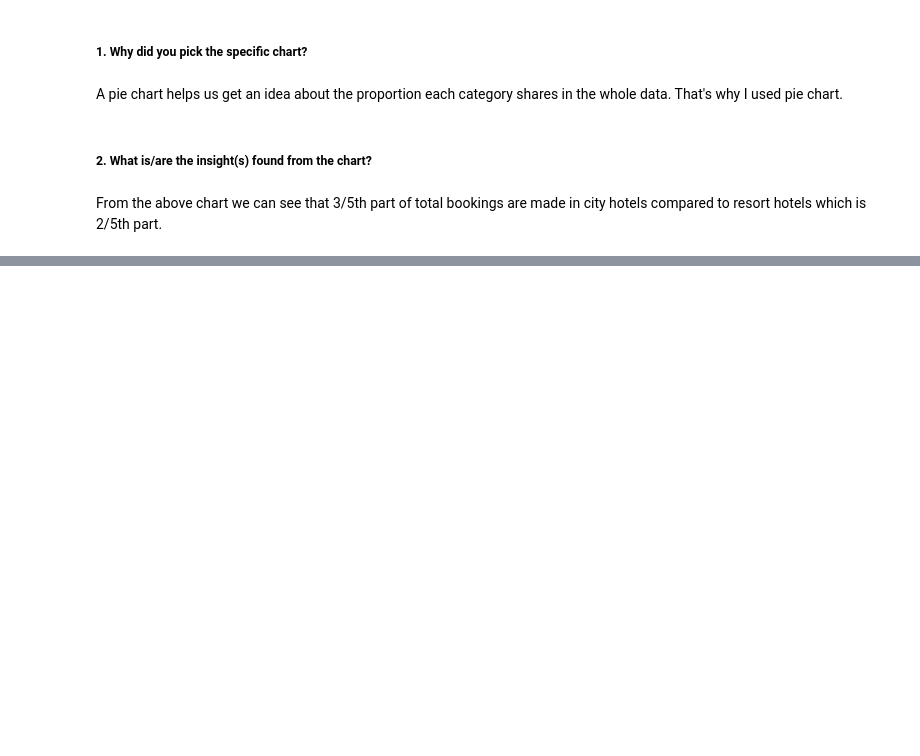
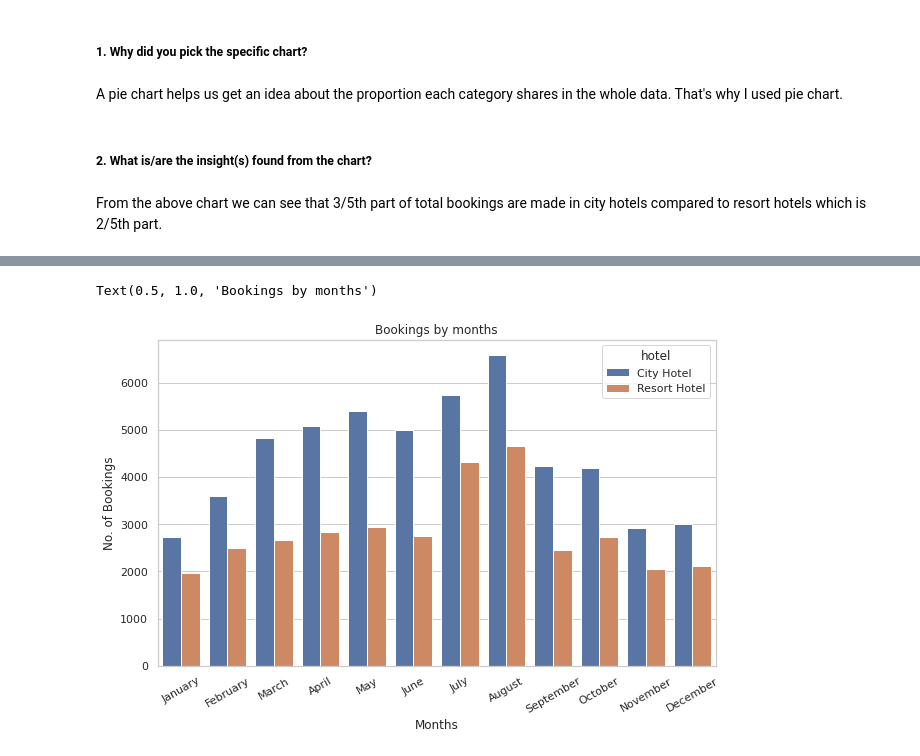
Before and after one commit to ayush9304/HotelBookingAnalysisEDA, a Jupyter notebook: EDA_Hotel_Booking_Analysis.ipynb, the cells around one changed output, grey strips where cells are left out. Saved outputs shown, nothing was run; the diff lists cells and outputs as text; code cells hidden in the pictures; blank space fills up the shorter version.

```diff
--- a/EDA_Hotel_Booking_Analysis.ipynb
+++ b/EDA_Hotel_Booking_Analysis.ipynb
@@ -505,0 +532,12 @@ From the above chart we can see that 3/5th part of total bookings are made in ci
+# %%
+# Total bookings for different hotels over months
+d = df.groupby(["arrival_date_month", "hotel"])["arrival_date_month"].agg(total_bookings="count").reset_index()
+plt.figure(figsize=(10,6))
+sns.barplot(x='arrival_date_month', y='total_bookings', hue='hotel', data=d, order=months)
+p = plt.xticks(rotation=30)
+plt.xlabel("Months")
+plt.ylabel("No. of Bookings")
+plt.title("Bookings by months")
+# %% [output]
+Text(0.5, 1.0, 'Bookings by months')
+[figure, added]
```
Also changed, not shown: parts of 17 cells of this notebook.
